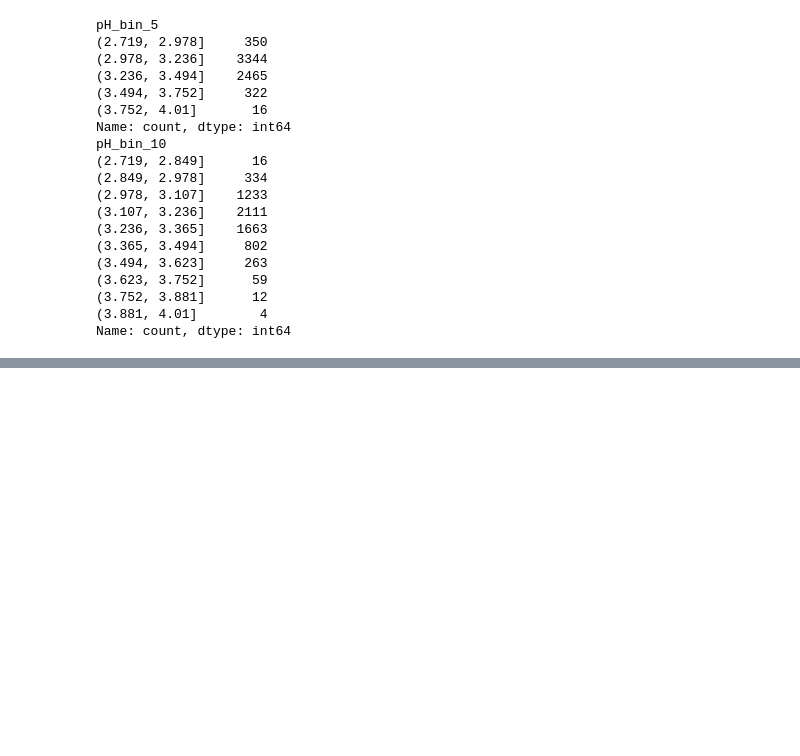
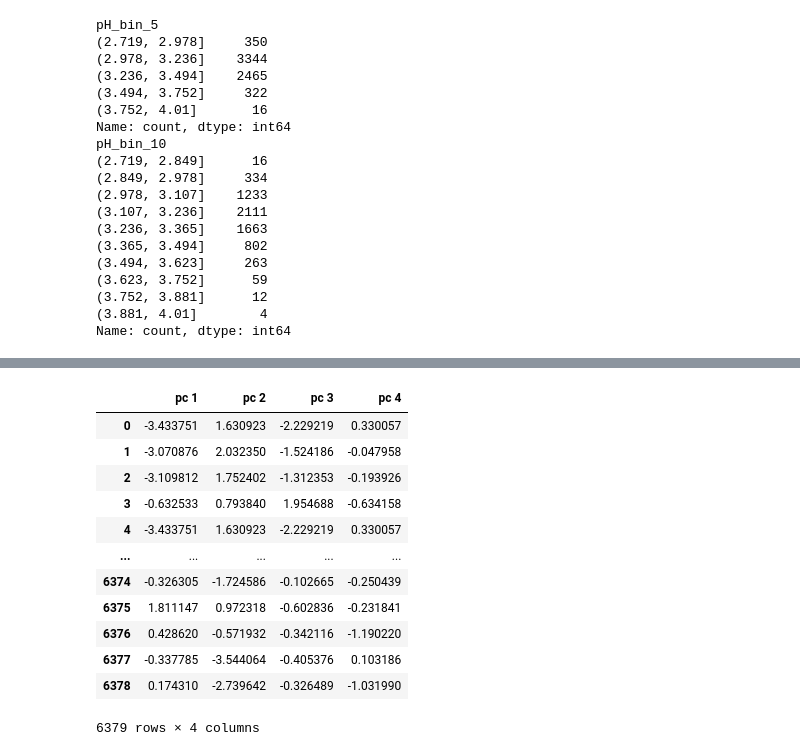
Before and after one commit to Turan10/opg2Bi, a Jupyter notebook: winedata.ipynb, the cells around one changed output, grey strips where cells are left out. Saved outputs shown, nothing was run; the diff lists cells and outputs as text; code cells hidden in the pictures; blank space fills up the shorter version.

```diff
--- a/winedata.ipynb
+++ b/winedata.ipynb
@@ -423,0 +463,3 @@ Name: count, dtype: int64
+# %%
+##remove the attribute with the lowest correlation to the wine quality
+wines = wines.drop('fixed acidity', axis=1)
@@ -423,0 +502,17 @@ Name: count, dtype: int64
+# %%
+pcadf = pd.DataFrame(data = pca_data, columns = ['pc 1', 'pc 2', 'pc 3', 'pc 4'])
+pcadf
+# %% [output]
+|  | pc 1 | pc 2 | pc 3 | pc 4 |
+| 0 | -3.433751 | 1.630923 | -2.229219 | 0.330057 |
+| 1 | -3.070876 | 2.032350 | -1.524186 | -0.047958 |
+| 2 | -3.109812 | 1.752402 | -1.312353 | -0.193926 |
+| 3 | -0.632533 | 0.793840 | 1.954688 | -0.634158 |
+| 4 | -3.433751 | 1.630923 | -2.229219 | 0.330057 |
+| ... | ... | ... | ... | ... |
+| 6374 | -0.326305 | -1.724586 | -0.102665 | -0.250439 |
+| 6375 | 1.811147 | 0.972318 | -0.602836 | -0.231841 |
+| 6376 | 0.428620 | -0.571932 | -0.342116 | -1.190220 |
+| 6377 | -0.337785 | -3.544064 | -0.405376 | 0.103186 |
+| 6378 | 0.174310 | -2.739642 | -0.326489 | -1.031990 |
+6379 rows × 4 columns
```
Also changed, not shown: parts of 13 cells of this notebook.
